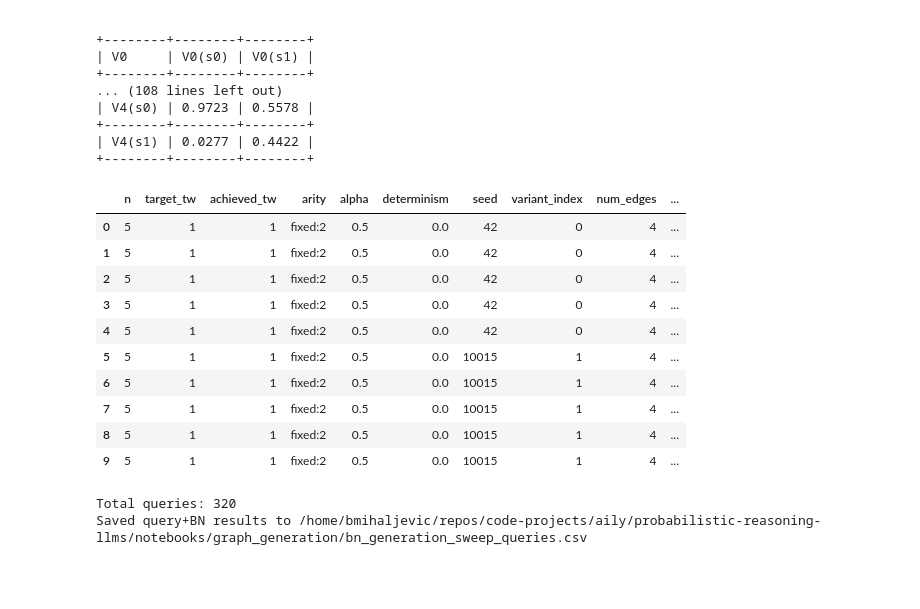
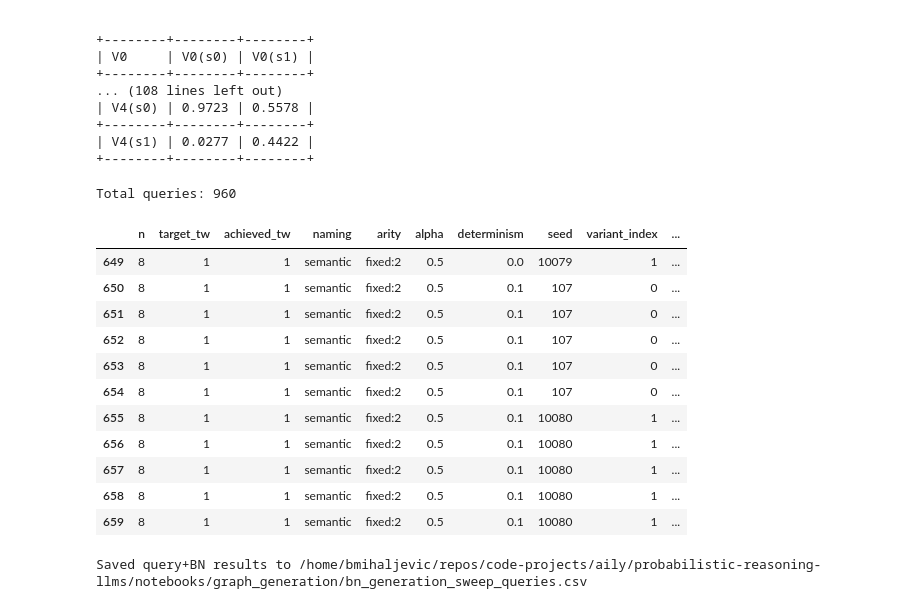
Before and after one commit to ferjorosa/probabilistic-reasoning-llms, a Jupyter notebook: notebooks/graph_generation/BN_generation_sweep.ipynb, the cells around one changed output. Drawn from its saved outputs; the diff is of its cells as text; code cells hidden in the pictures; blank space fills up the shorter version.

```diff
--- a/notebooks/graph_generation/BN_generation_sweep.ipynb
+++ b/notebooks/graph_generation/BN_generation_sweep.ipynb
@@ -37,6 +136,7 @@ arity_specs = [
 ]
 dirichlet_alphas = [0.5, 1.0]
 determinism_fracs = [0.0, 0.1]  # mostly 0%; includes a nonzero test
+naming_strategies = ['simple', 'confusing', 'semantic']  # Add naming strategy variation
 variants_per_combo = 2
 base_seed = 42
 
@@ -205,51 +308,59 @@ for idx, bn_dict in enumerate(all_bayesian_networks):
         # Evidence dict: variable -> state
         evidence = query.evidence if query.evidence else None
 
-        # Compute probability
+        # Compute exact probability
         try:
             # pgmpy: query returns a factor, we need to index into the right assignment
             result = infer.query(variables=query_vars, evidence=evidence, show_progress=False)
             # result is a DiscreteFactor, get the probability for the assignment
             # The order of query_vars matches the order of query_states
             assignment = dict(zip(query_vars, query_states))
             prob = result.get_value(**assignment)
         except Exception as e:
             prob = None
+
+        # Call LLM for the same query
+        print(f"Processing BN {idx+1}/{len(all_bayesian_networks)}, Query {qidx+1}/5...")
+        llm_prob, llm_response = call_llm_for_query(bn, query_vars, query_states, evidence)
 
         # Collect all info for the table, merging BN and query properties
         row = dict(bn_row)  # copy BN properties
         row.update({
             "bn_index": idx,
             "query_index": qidx,
             "query_vars": str(query_vars),
             "query_states": str(query_states),
             "evidence": str(query.evidence),
             "distance": query.meta.get("min_target_evidence_distance"),
             "num_evidence": query.meta.get("num_evidence_nodes"),
             "probability": prob,
+            "llm_probability": llm_prob,
+            "llm_response": llm_response,
         })
         query_rows.append(row)
 
 # Convert to DataFrame and display
 full_df = pd.DataFrame(query_rows)
-display(full_df.head(10))
 print(f"Total queries: {len(full_df)}")
+
+
 
 # Optionally, save the full query+BN dataframe
 out_query_csv = repo_root / 'notebooks' / 'graph_generation' / 'bn_generation_sweep_queries.csv'
 full_df.to_csv(out_query_csv, index=False)
 print('Saved query+BN results to', out_query_csv)
 # %% [output]
+Total queries: 960
-|  | n | target_tw | achieved_tw | arity | alpha | determinism | seed | variant_index | num_edges | ... |
-| 0 | 5 | 1 | 1 | fixed:2 | 0.5 | 0.0 | 42 | 0 | 4 | ... |
-| 1 | 5 | 1 | 1 | fixed:2 | 0.5 | 0.0 | 42 | 0 | 4 | ... |
-| 2 | 5 | 1 | 1 | fixed:2 | 0.5 | 0.0 | 42 | 0 | 4 | ... |
-| 3 | 5 | 1 | 1 | fixed:2 | 0.5 | 0.0 | 42 | 0 | 4 | ... |
-| 4 | 5 | 1 | 1 | fixed:2 | 0.5 | 0.0 | 42 | 0 | 4 | ... |
-| 5 | 5 | 1 | 1 | fixed:2 | 0.5 | 0.0 | 10015 | 1 | 4 | ... |
-| 6 | 5 | 1 | 1 | fixed:2 | 0.5 | 0.0 | 10015 | 1 | 4 | ... |
-| 7 | 5 | 1 | 1 | fixed:2 | 0.5 | 0.0 | 10015 | 1 | 4 | ... |
-| 8 | 5 | 1 | 1 | fixed:2 | 0.5 | 0.0 | 10015 | 1 | 4 | ... |
-| 9 | 5 | 1 | 1 | fixed:2 | 0.5 | 0.0 | 10015 | 1 | 4 | ... |
+|  | n | target_tw | achieved_tw | naming | arity | alpha | determinism | seed | variant_index | ... |
+| 649 | 8 | 1 | 1 | semantic | fixed:2 | 0.5 | 0.0 | 10079 | 1 | ... |
+| 650 | 8 | 1 | 1 | semantic | fixed:2 | 0.5 | 0.1 | 107 | 0 | ... |
+| 651 | 8 | 1 | 1 | semantic | fixed:2 | 0.5 | 0.1 | 107 | 0 | ... |
+| 652 | 8 | 1 | 1 | semantic | fixed:2 | 0.5 | 0.1 | 107 | 0 | ... |
+| 653 | 8 | 1 | 1 | semantic | fixed:2 | 0.5 | 0.1 | 107 | 0 | ... |
+| 654 | 8 | 1 | 1 | semantic | fixed:2 | 0.5 | 0.1 | 107 | 0 | ... |
+| 655 | 8 | 1 | 1 | semantic | fixed:2 | 0.5 | 0.1 | 10080 | 1 | ... |
+| 656 | 8 | 1 | 1 | semantic | fixed:2 | 0.5 | 0.1 | 10080 | 1 | ... |
+| 657 | 8 | 1 | 1 | semantic | fixed:2 | 0.5 | 0.1 | 10080 | 1 | ... |
+| 658 | 8 | 1 | 1 | semantic | fixed:2 | 0.5 | 0.1 | 10080 | 1 | ... |
+| 659 | 8 | 1 | 1 | semantic | fixed:2 | 0.5 | 0.1 | 10080 | 1 | ... |
-Total queries: 320
-Saved query+BN results to /home/bmihaljevic/repos/code-projects/aily/probabilistic-reasoning-llms/notebooks/graph_generation/bn_generation_sweep_queries.csv
+Saved query+BN results to /home/bmihaljevic/repos/code-projects/aily/probabilistic-reasoning-llms/notebooks/graph_generation/bn_generation_sweep_queries.csv
```
Also changed, not shown: parts of 8 cells of this notebook.
